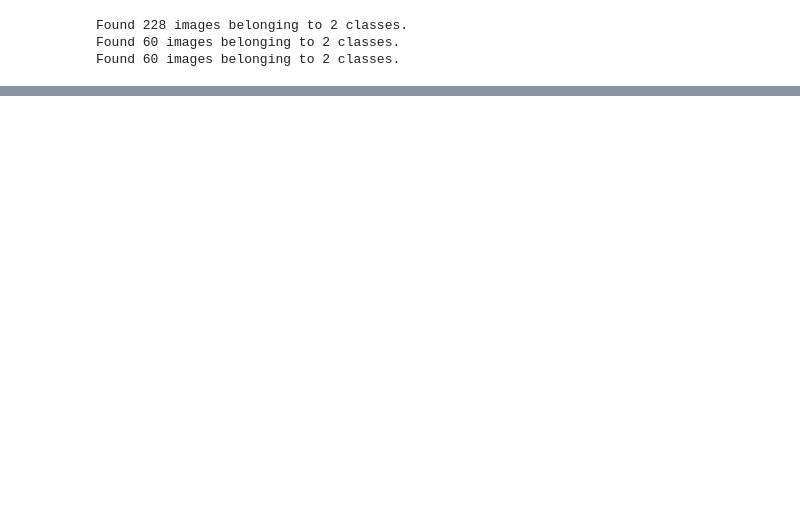
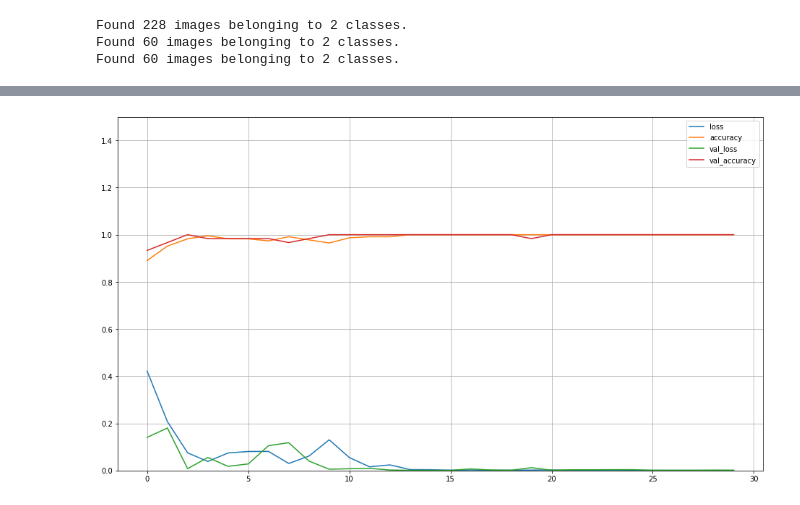
Before and after one commit to ahmed-mehanna-1/covid19-classification, a Jupyter notebook: Final_Model.ipynb, the cells around one changed output, grey strips where cells are left out. Cells and saved outputs as stored; diff of their text form; code cells hidden in the pictures; blank space fills up the shorter version.

```diff
--- a/Final_Model.ipynb
+++ b/Final_Model.ipynb
@@ -129,3 +134,2 @@ You must install pydot (`pip install pydot`) and install graphviz (see instructi
 # %%
-model.compile(optimizer='Adam', loss='categorical_crossentropy', metrics=['categorical_accuracy'])
-early = tf.keras.callbacks.EarlyStopping(patience=10, min_delta=0.001, restore_best_weights=True)
+model.compile(optimizer='Adam', loss='categorical_crossentropy', metrics=['accuracy'])
@@ -168,13 +135,0 @@ val_loss = history.history['val_loss']
-# %%
-plt.figure(figsize=(10, 16))
-plt.rcParams['figure.figsize'] = [16, 9]
-plt.rcParams['font.size'] = 14
-plt.rcParams['axes.grid'] = True
-plt.rcParams['figure.facecolor'] = 'white'
-plt.subplot(2, 1, 1)
-plt.plot(acc, label='Training Accuracy')
-plt.plot(val_acc, label='Validation Accuracy')
-plt.legend(loc='lower right')
-plt.ylabel('Accuracy')
-plt.ylim([0.5,1.05])
-plt.title(f'\nTraining and Validation Accuracy. \nTrain Accuracy: {(str(acc[-1]))} \nValidation Accuracy: {str(val_acc[-1])}')
@@ -195,0 +136,2 @@ plt.show()
+# %%
+history = model.fit(train_data, validation_data=val_data, epochs=30, batch_size=batch_size)
@@ -196,3 +156,12 @@ plt.show()
+# %%
+import pandas as pd
+
+pd.DataFrame(history.history).plot(figsize=(16, 9))
+plt.grid(True)
+plt.gca().set_ylim(0, 1.5)
+plt.show()
+# %% [output]
+[figure, added]
 # %%
 accuracy_score = model.evaluate(test_data)
 print(accuracy_score)
```
Also changed, not shown: parts of 18 cells of this notebook.
